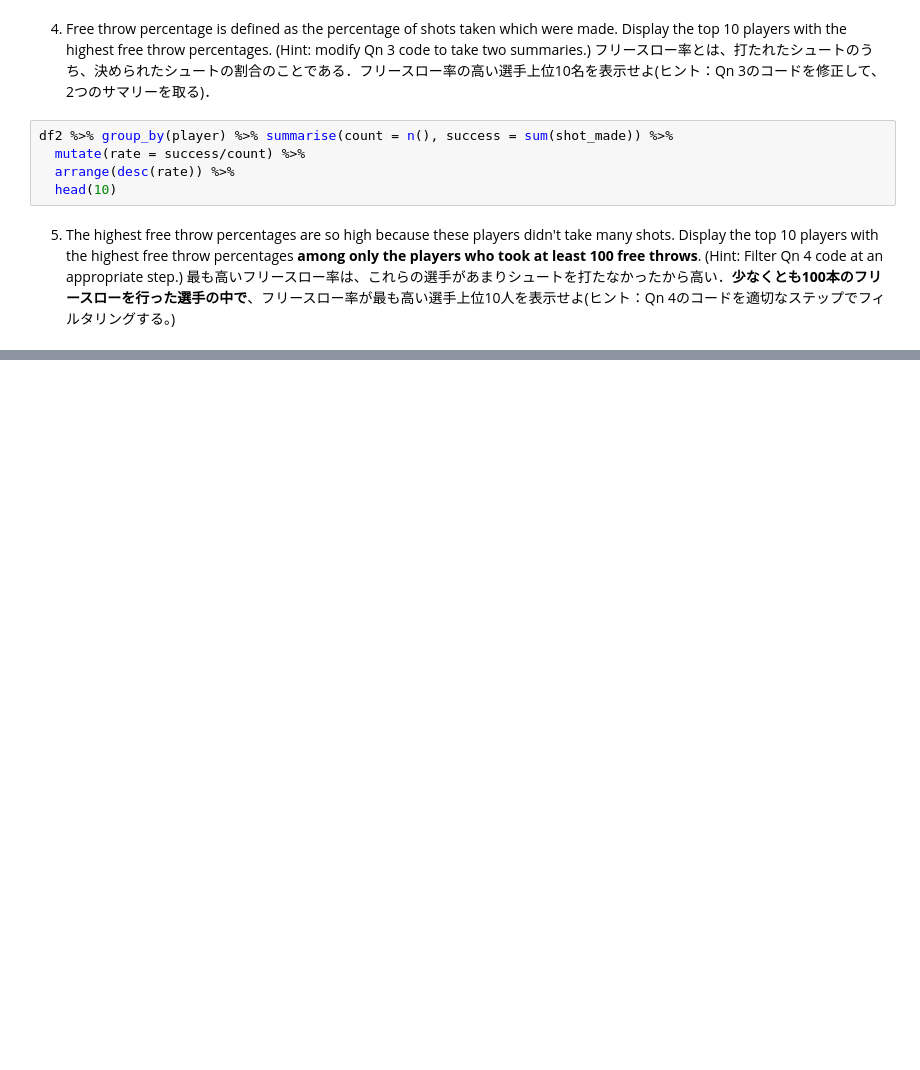
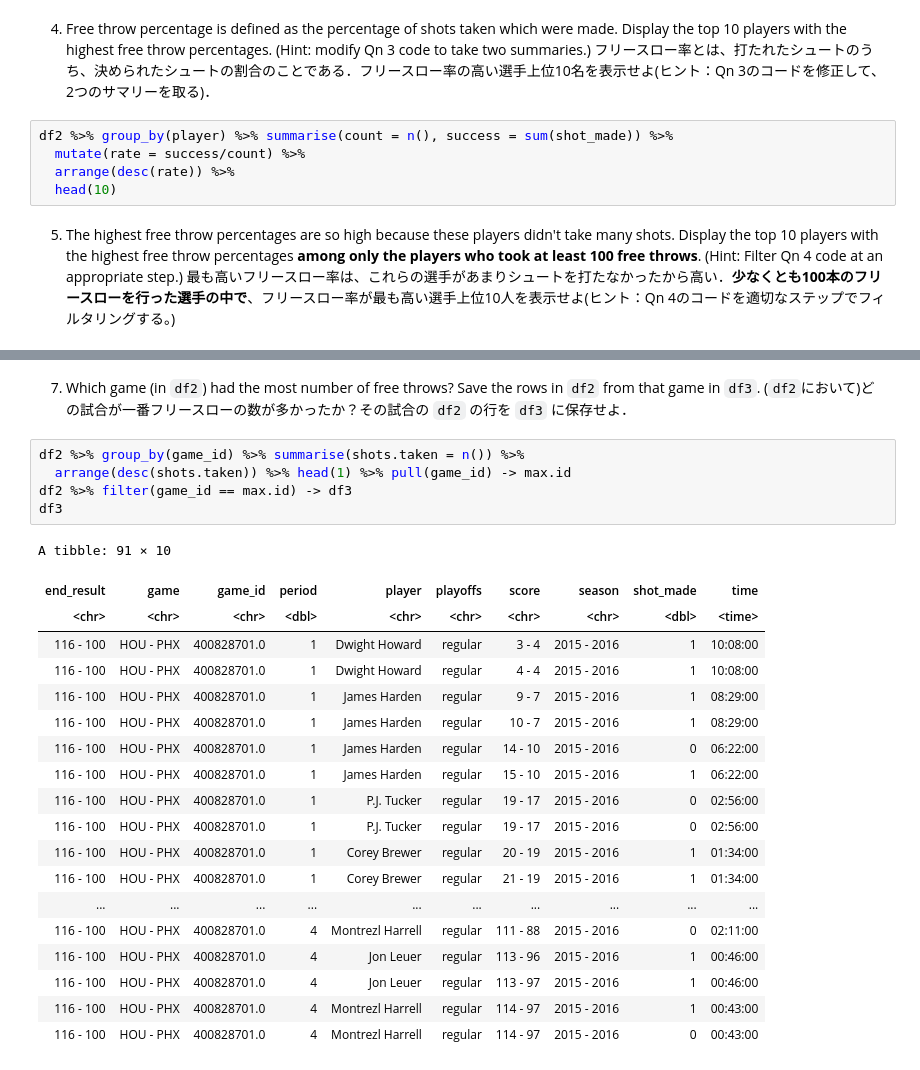
Before and after one commit to tskmr/BS, a Jupyter notebook: ex0620.ipynb, the cells around one changed output, grey strips where cells are left out. Cells and saved outputs as stored; diff of their text form; blank space fills up the shorter version.

```diff
--- a/ex0620.ipynb
+++ b/ex0620.ipynb
@@ -166,0 +111,28 @@ ERROR: ignored
+# %% [markdown]
+7. Which game (in `df2`) had the most number of free throws? Save the rows in `df2` from that game in `df3`.
+(`df2`において)どの試合が一番フリースローの数が多かったか？その試合の `df2` の行を `df3` に保存せよ．
+# %%
+df2 %>% group_by(game_id) %>% summarise(shots.taken = n()) %>%
+  arrange(desc(shots.taken)) %>% head(1) %>% pull(game_id) -> max.id
+df2 %>% filter(game_id == max.id) -> df3
+df3
+# %% [output]
+A tibble: 91 × 10
+| end_result | game | game_id | period | player | playoffs | score | season | shot_made | time |
+| <chr> | <chr> | <chr> | <dbl> | <chr> | <chr> | <chr> | <chr> | <dbl> | <time> |
+| 116 - 100 | HOU - PHX | 400828701.0 | 1 | Dwight Howard | regular | 3 - 4 | 2015 - 2016 | 1 | 10:08:00 |
+| 116 - 100 | HOU - PHX | 400828701.0 | 1 | Dwight Howard | regular | 4 - 4 | 2015 - 2016 | 1 | 10:08:00 |
+| 116 - 100 | HOU - PHX | 400828701.0 | 1 | James Harden | regular | 9 - 7 | 2015 - 2016 | 1 | 08:29:00 |
+| 116 - 100 | HOU - PHX | 400828701.0 | 1 | James Harden | regular | 10 - 7 | 2015 - 2016 | 1 | 08:29:00 |
+| 116 - 100 | HOU - PHX | 400828701.0 | 1 | James Harden | regular | 14 - 10 | 2015 - 2016 | 0 | 06:22:00 |
+| 116 - 100 | HOU - PHX | 400828701.0 | 1 | James Harden | regular | 15 - 10 | 2015 - 2016 | 1 | 06:22:00 |
+| 116 - 100 | HOU - PHX | 400828701.0 | 1 | P.J. Tucker | regular | 19 - 17 | 2015 - 2016 | 0 | 02:56:00 |
+| 116 - 100 | HOU - PHX | 400828701.0 | 1 | P.J. Tucker | regular | 19 - 17 | 2015 - 2016 | 0 | 02:56:00 |
+| 116 - 100 | HOU - PHX | 400828701.0 | 1 | Corey Brewer | regular | 20 - 19 | 2015 - 2016 | 1 | 01:34:00 |
+| 116 - 100 | HOU - PHX | 400828701.0 | 1 | Corey Brewer | regular | 21 - 19 | 2015 - 2016 | 1 | 01:34:00 |
+| ... | ... | ... | ... | ... | ... | ... | ... | ... | ... |
+| 116 - 100 | HOU - PHX | 400828701.0 | 4 | Montrezl Harrell | regular | 111 - 88 | 2015 - 2016 | 0 | 02:11:00 |
+| 116 - 100 | HOU - PHX | 400828701.0 | 4 | Jon Leuer | regular | 113 - 96 | 2015 - 2016 | 1 | 00:46:00 |
+| 116 - 100 | HOU - PHX | 400828701.0 | 4 | Jon Leuer | regular | 113 - 97 | 2015 - 2016 | 1 | 00:46:00 |
+| 116 - 100 | HOU - PHX | 400828701.0 | 4 | Montrezl Harrell | regular | 114 - 97 | 2015 - 2016 | 1 | 00:43:00 |
+| 116 - 100 | HOU - PHX | 400828701.0 | 4 | Montrezl Harrell | regular | 114 - 97 | 2015 - 2016 | 0 | 00:43:00 |
```
Also changed, not shown: parts of 5 cells of this notebook.
